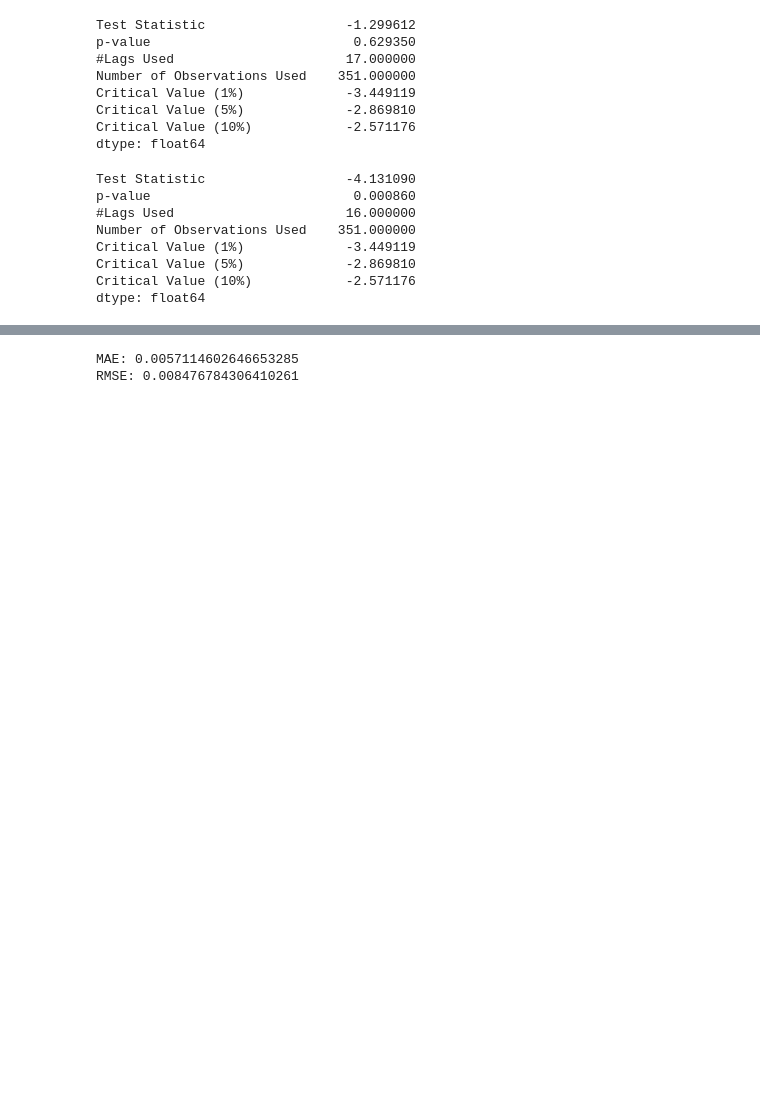
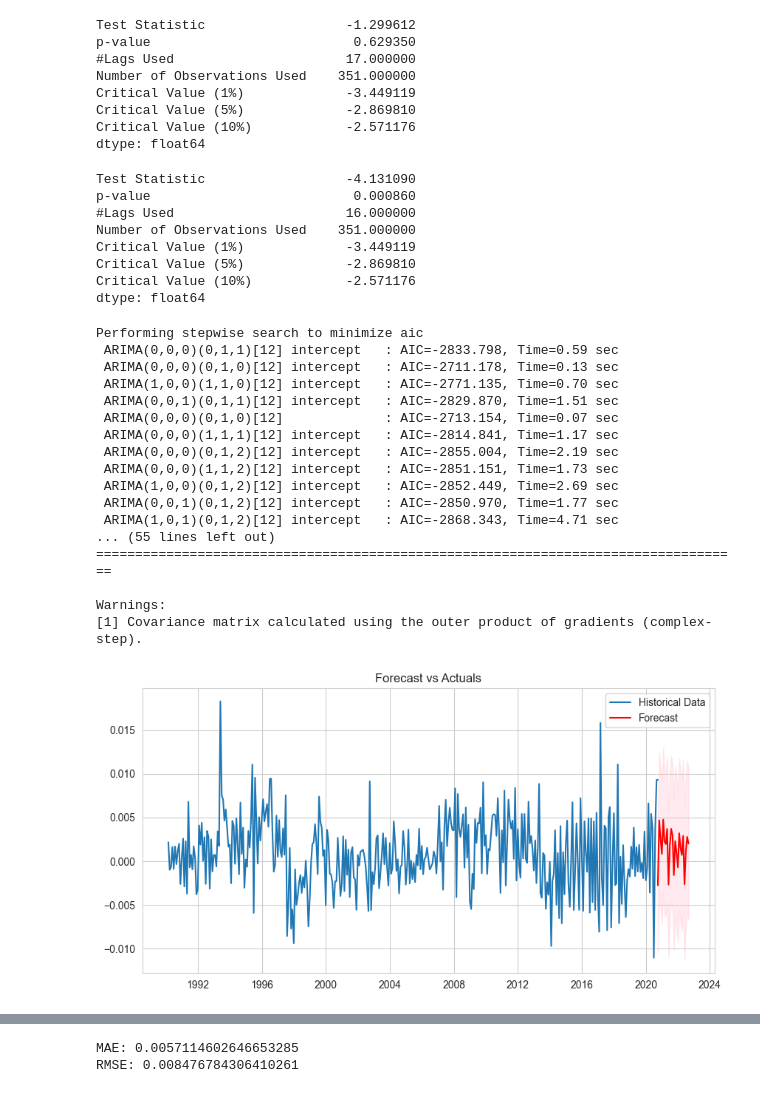
Before and after one commit to Gellstan/Singapore-House-Resale-Price-Prediction, a Jupyter notebook: main/FYP-updated.ipynb, the cells around one changed output, grey strips where cells are left out. Drawn from its saved outputs; the diff is of its cells as text; code cells hidden in the pictures; blank space fills up the shorter version.

Commit message:
ARIMA change

```diff
--- a/main/FYP-updated.ipynb
+++ b/main/FYP-updated.ipynb
@@ -558,6 +558,54 @@ Critical Value (1%)             -3.449119
 Critical Value (5%)             -2.869810
 Critical Value (10%)            -2.571176
 dtype: float64
+# %%
+import pandas as pd
+from pmdarima import auto_arima
+import matplotlib.pyplot as plt
+
+# Running auto_arima to find the best ARIMA model
+auto_arima_model = auto_arima(monthly_data_diff, start_p=0, start_q=0,
+                              max_p=5, max_q=5, m=12,
+                              start_P=0, seasonal=False,
+                              d=None, D=1, trace=True,
+                              error_action='ignore',
+                              suppress_warnings=True,
+                              stepwise=True)
+
+# Summary of the best model
+print(auto_arima_model.summary())
+
+# Forecasting with the best model
+n_periods = 24
+forecast, conf_int = auto_arima_model.predict(n_periods=n_periods, return_conf_int=True)
+
+# Plot the forecast alongside historical data
+plt.figure(figsize=(10, 5))
+plt.plot(monthly_data_diff.index, monthly_data_diff, label='Historical Data')
+plt.plot(pd.date_range(monthly_data_diff.index[-1], periods=n_periods, freq='M'), forecast, label='Forecast', color='red')
+plt.fill_between(pd.date_range(monthly_data_diff.index[-1], periods=n_periods, freq='M'), conf_int[:, 0], conf_int[:, 1], color='pink', alpha=0.3)
+plt.title('Forecast vs Actuals')
+plt.legend()
+plt.show()
+# %% [output]
+Performing stepwise search to minimize aic
+ ARIMA(0,0,0)(0,1,1)[12] intercept   : AIC=-2833.798, Time=0.59 sec
+ ARIMA(0,0,0)(0,1,0)[12] intercept   : AIC=-2711.178, Time=0.13 sec
+ ARIMA(1,0,0)(1,1,0)[12] intercept   : AIC=-2771.135, Time=0.70 sec
+ ARIMA(0,0,1)(0,1,1)[12] intercept   : AIC=-2829.870, Time=1.51 sec
+ ARIMA(0,0,0)(0,1,0)[12]             : AIC=-2713.154, Time=0.07 sec
+ ARIMA(0,0,0)(1,1,1)[12] intercept   : AIC=-2814.841, Time=1.17 sec
+ ARIMA(0,0,0)(0,1,2)[12] intercept   : AIC=-2855.004, Time=2.19 sec
+ ARIMA(0,0,0)(1,1,2)[12] intercept   : AIC=-2851.151, Time=1.73 sec
+ ARIMA(1,0,0)(0,1,2)[12] intercept   : AIC=-2852.449, Time=2.69 sec
+ ARIMA(0,0,1)(0,1,2)[12] intercept   : AIC=-2850.970, Time=1.77 sec
+ ARIMA(1,0,1)(0,1,2)[12] intercept   : AIC=-2868.343, Time=4.71 sec
+... (55 lines left out)
+===================================================================================
+
+Warnings:
+[1] Covariance matrix calculated using the outer product of gradients (complex-step).
+[figure, added]
 # %%
 train_data = monthly_data[:-12]
 test_data = monthly_data[-12:]
```
Also changed, not shown: parts of 11 cells of this notebook, 1 other file.
